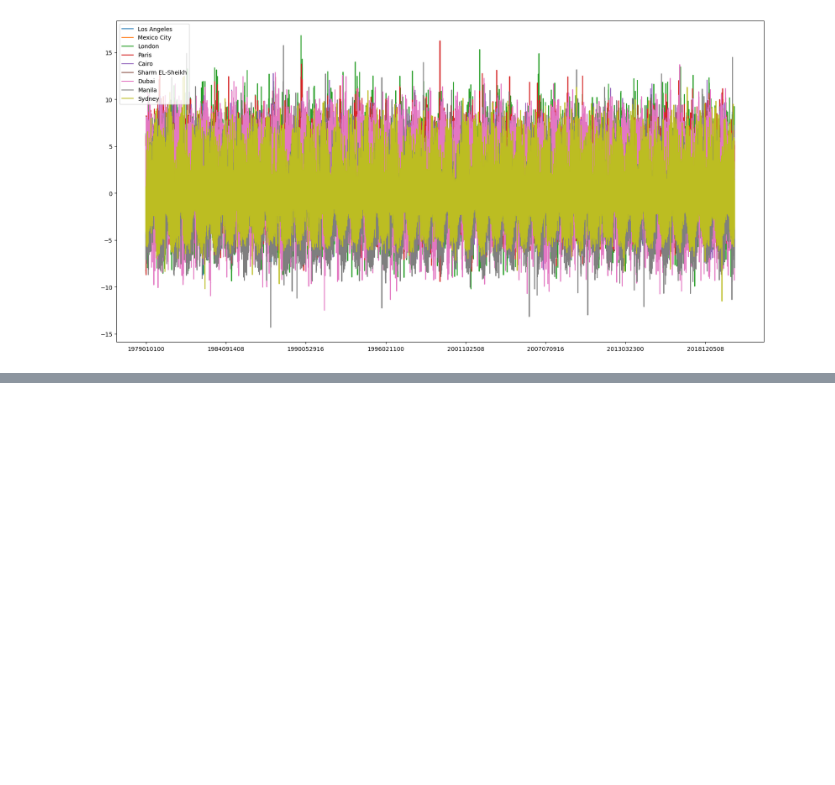
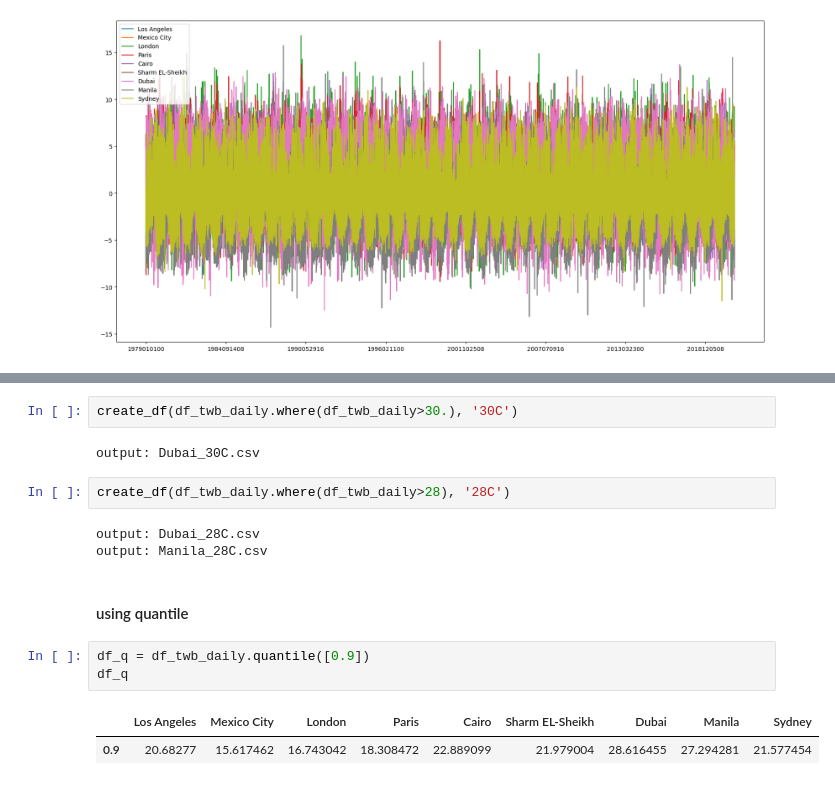
Before and after one commit to ming80302/HEAT, a Jupyter notebook: wetball_ana_9city.ipynb, the cells around one changed output, grey strips where cells are left out. Cells and saved outputs as stored; diff of their text form; blank space fills up the shorter version.

```diff
--- a/wetball_ana_9city.ipynb
+++ b/wetball_ana_9city.ipynb
@@ -335,0 +339,17 @@ def consecutive_max(arr_1d, threshold):
+# %%
+create_df(df_twb_daily.where(df_twb_daily>30.), '30C')
+# %% [output]
+output: Dubai_30C.csv
+# %%
+create_df(df_twb_daily.where(df_twb_daily>28), '28C')
+# %% [output]
+output: Dubai_28C.csv
+output: Manila_28C.csv
+# %% [markdown]
+#### using quantile
+# %%
+df_q = df_twb_daily.quantile([0.9])
+df_q
+# %% [output]
+|  | Los Angeles | Mexico City | London | Paris | Cairo | Sharm EL-Sheikh | Dubai | Manila | Sydney |
+| 0.9 | 20.68277 | 15.617462 | 16.743042 | 18.308472 | 22.889099 | 21.979004 | 28.616455 | 27.294281 | 21.577454 |
```
Also changed, not shown: parts of 19 cells of this notebook.
